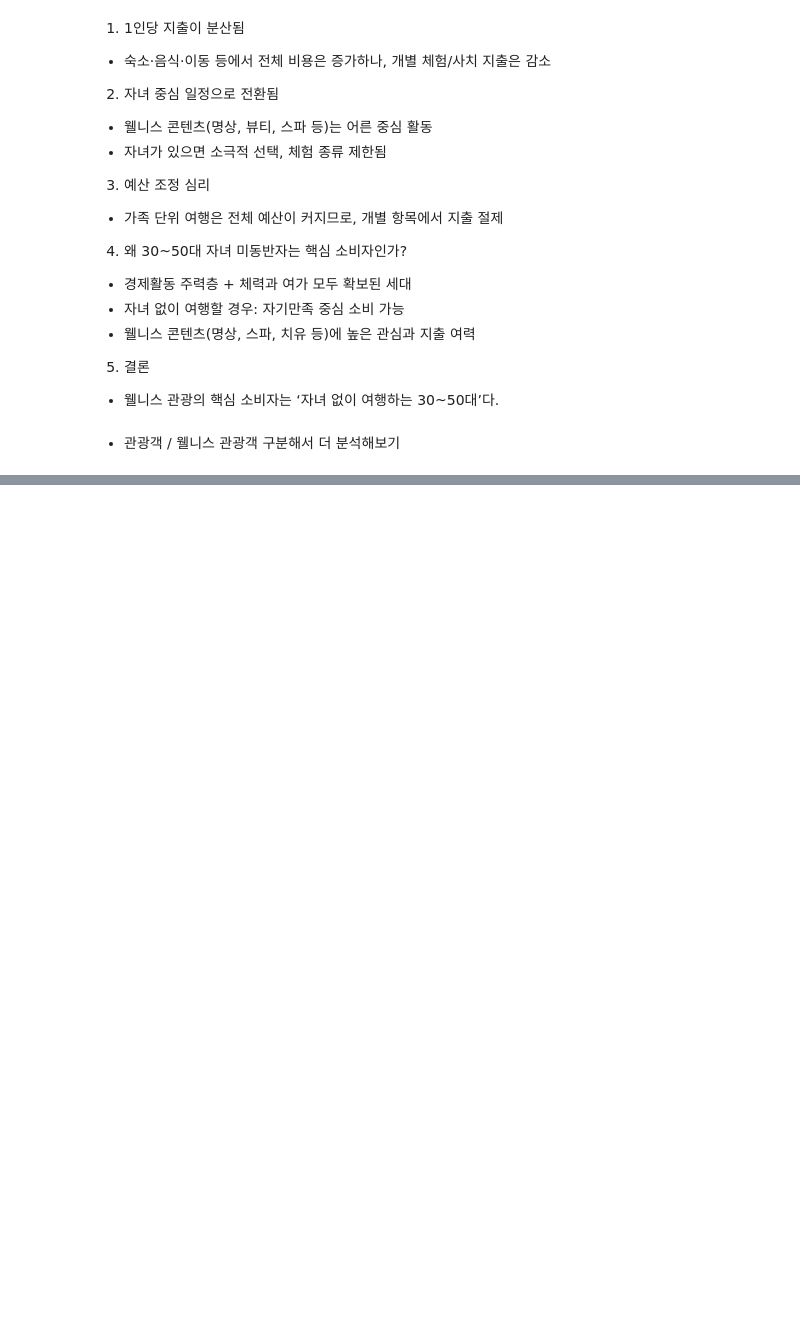
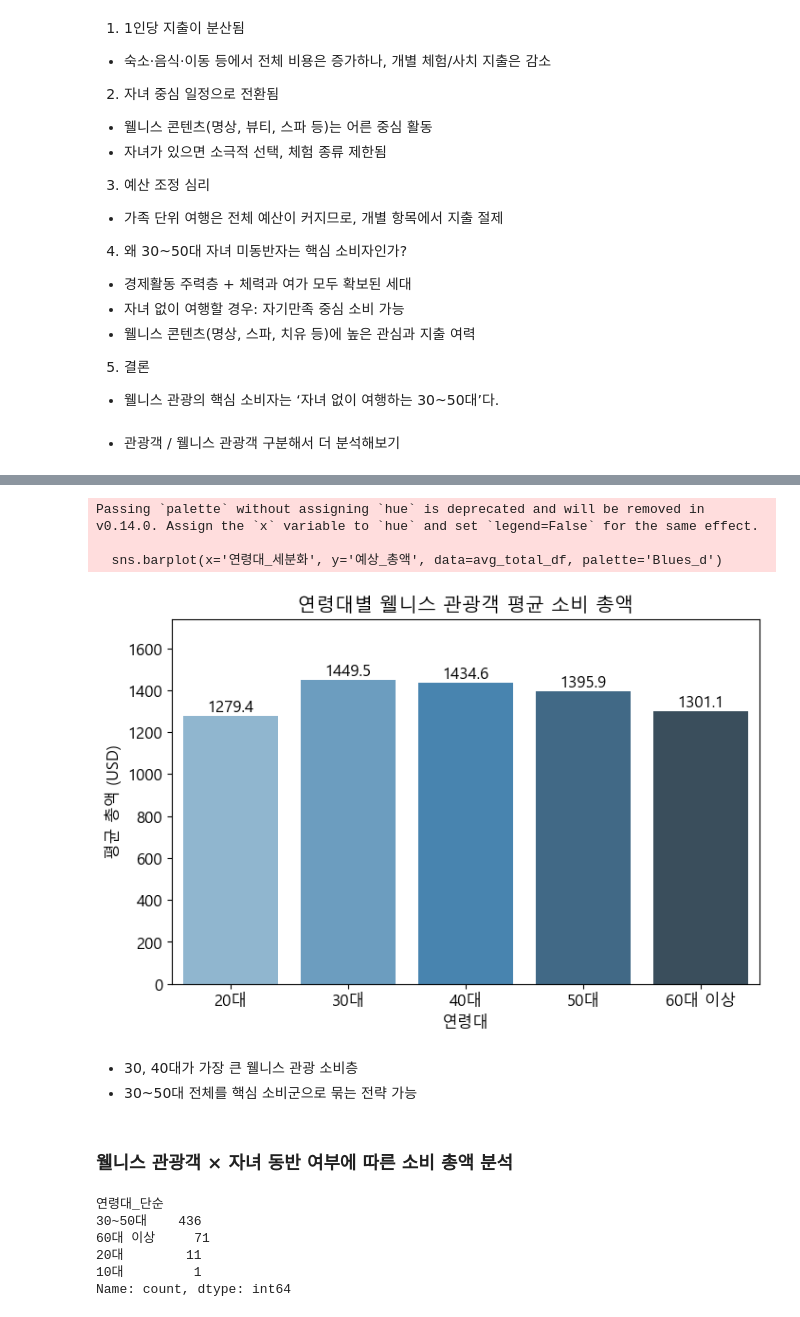
Before and after one commit to tamx2y/wellness_tour, a Jupyter notebook: 01_environment/7_segmentation_analysis.ipynb, the cells around one changed output, grey strips where cells are left out. Saved outputs shown, nothing was run; the diff lists cells and outputs as text; code cells hidden in the pictures; blank space fills up the shorter version.

```diff
--- a/01_environment/7_segmentation_analysis.ipynb
+++ b/01_environment/7_segmentation_analysis.ipynb
@@ -304,0 +432,27 @@ print(pivot)
+# %%
+# 시각화용 DataFrame으로 변환
+avg_total_df = wellness_df.groupby('연령대_세분화')['예상_총액'].mean().round(1).reset_index()
+
+# 그래프 그리기
+plt.figure(figsize=(8, 5))
+sns.barplot(x='연령대_세분화', y='예상_총액', data=avg_total_df, palette='Blues_d')
+plt.title('연령대별 웰니스 관광객 평균 소비 총액')
+plt.xlabel('연령대')
+plt.ylabel('평균 총액 (USD)')
+plt.ylim(0, avg_total_df['예상_총액'].max() * 1.2)  # y축 여유롭게
+
+# 막대 위에 값 표시
+for i, row in avg_total_df.iterrows():
+    plt.text(i, row['예상_총액'] + 20, f"{row['예상_총액']}", ha='center')
+
+plt.show()
+# %% [output]
+Passing `palette` without assigning `hue` is deprecated and will be removed in v0.14.0. Assign the `x` variable to `hue` and set `legend=False` for the same effect.
+
+  sns.barplot(x='연령대_세분화', y='예상_총액', data=avg_total_df, palette='Blues_d')
+[figure, added]
+# %% [markdown]
+- 30, 40대가 가장 큰 웰니스 관광 소비층
+- 30~50대 전체를 핵심 소비군으로 묶는 전략 가능
+# %% [markdown]
+###  웰니스 관광객 × 자녀 동반 여부에 따른 소비 총액 분석
@@ -304,0 +462,9 @@ print(pivot)
+# %%
+wellness_with_child['연령대_단순'].value_counts()
+# %% [output]
+연령대_단순
+30~50대    436
+60대 이상     71
+20대        11
+10대         1
+Name: count, dtype: int64
```
Also changed, not shown: parts of 31 cells of this notebook.
